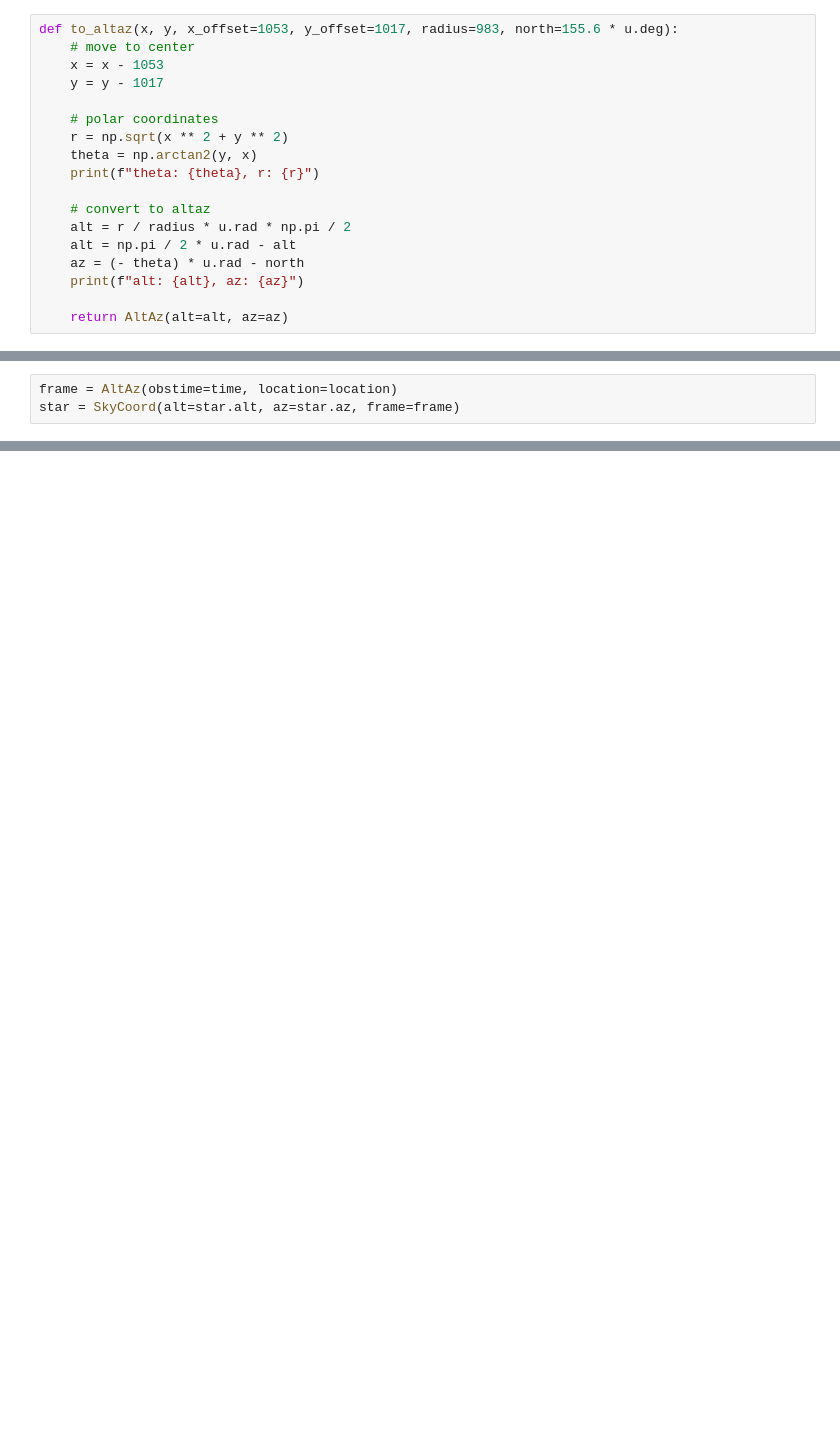
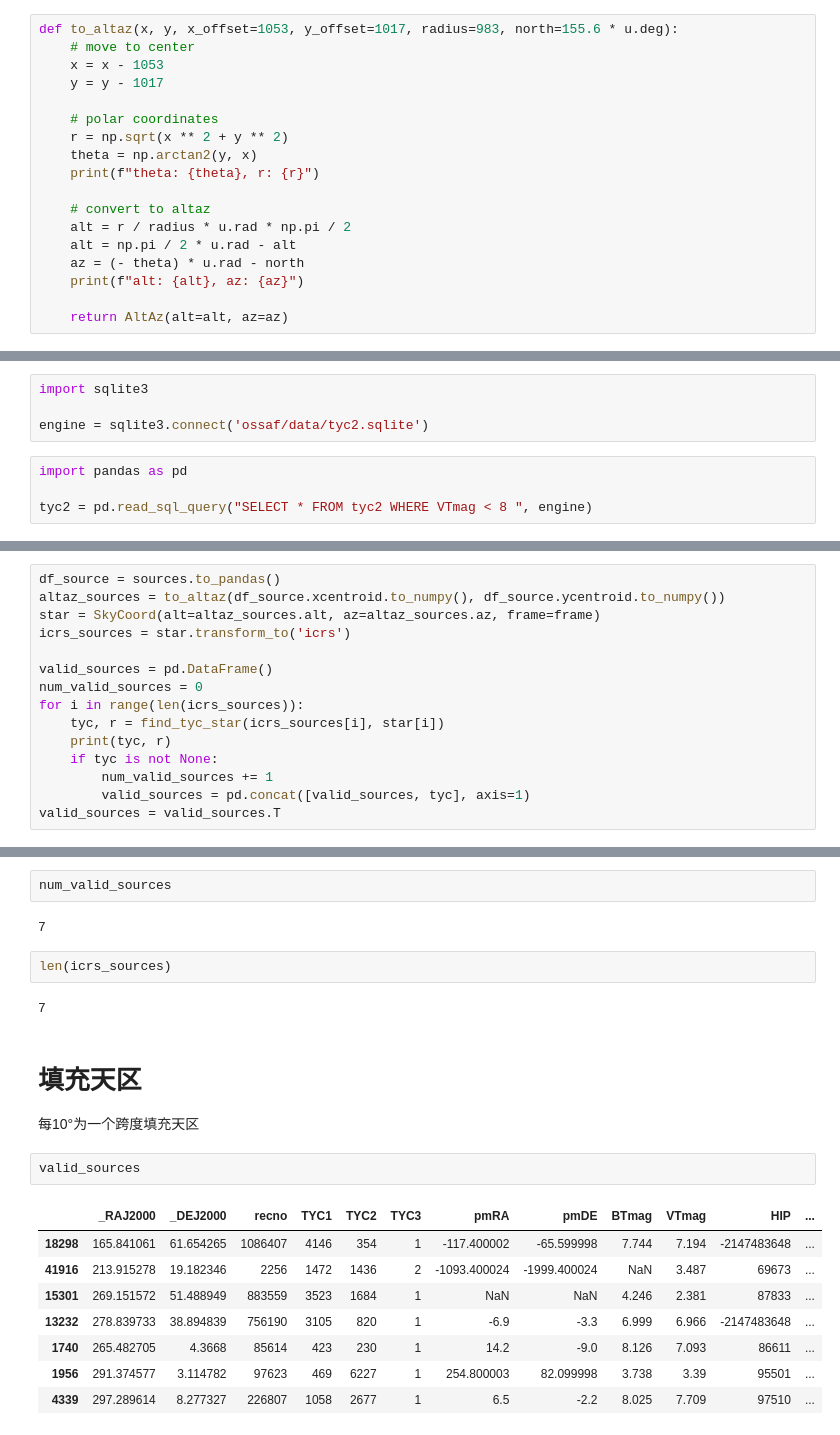
Before and after one commit to H-xie/astrosa, a Jupyter notebook: cloud_to_data.ipynb, the cells around one changed output, grey strips where cells are left out. Cells and saved outputs as stored; diff of their text form; blank space fills up the shorter version.

Commit message:
cloud to data step 2
用 photoutil 提出星点，与tycho表匹配。匹配中的星点，放置在相应的天区

TODO: 天区要用 healpix 方式表示

```diff
--- a/cloud_to_data.ipynb
+++ b/cloud_to_data.ipynb
@@ -187,3 +150,0 @@ time
-# %%
-frame = AltAz(obstime=time, location=location)
-star = SkyCoord(alt=star.alt, az=star.az, frame=frame)
@@ -208,0 +151,8 @@ star.to_string('dms')
+# %%
+import sqlite3
+
+engine = sqlite3.connect('ossaf/data/tyc2.sqlite')
+# %%
+import pandas as pd
+
+tyc2 = pd.read_sql_query("SELECT * FROM tyc2 WHERE VTmag < 8 ", engine)
@@ -208,0 +205,15 @@ star.to_string('dms')
+# %%
+df_source = sources.to_pandas()
+altaz_sources = to_altaz(df_source.xcentroid.to_numpy(), df_source.ycentroid.to_numpy())
+star = SkyCoord(alt=altaz_sources.alt, az=altaz_sources.az, frame=frame)
+icrs_sources = star.transform_to('icrs')
+
+valid_sources = pd.DataFrame()
+num_valid_sources = 0
+for i in range(len(icrs_sources)):
+    tyc, r = find_tyc_star(icrs_sources[i], star[i])
+    print(tyc, r)
+    if tyc is not None:
+        num_valid_sources += 1
+        valid_sources = pd.concat([valid_sources, tyc], axis=1)
+valid_sources = valid_sources.T
@@ -208,0 +238,23 @@ star.to_string('dms')
+# %%
+num_valid_sources
+# %% [output]
+7
+# %%
+len(icrs_sources)
+# %% [output]
+7
+# %% [markdown]
+# 填充天区
+
+每10°为一个跨度填充天区
+# %%
+valid_sources
+# %% [output]
+|  | _RAJ2000 | _DEJ2000 | recno | TYC1 | TYC2 | TYC3 | pmRA | pmDE | BTmag | VTmag | HIP | ... |
+| 18298 | 165.841061 | 61.654265 | 1086407 | 4146 | 354 | 1 | -117.400002 | -65.599998 | 7.744 | 7.194 | -2147483648 | ... |
+| 41916 | 213.915278 | 19.182346 | 2256 | 1472 | 1436 | 2 | -1093.400024 | -1999.400024 | NaN | 3.487 | 69673 | ... |
+| 15301 | 269.151572 | 51.488949 | 883559 | 3523 | 1684 | 1 | NaN | NaN | 4.246 | 2.381 | 87833 | ... |
+| 13232 | 278.839733 | 38.894839 | 756190 | 3105 | 820 | 1 | -6.9 | -3.3 | 6.999 | 6.966 | -2147483648 | ... |
+| 1740 | 265.482705 | 4.3668 | 85614 | 423 | 230 | 1 | 14.2 | -9.0 | 8.126 | 7.093 | 86611 | ... |
+| 1956 | 291.374577 | 3.114782 | 97623 | 469 | 6227 | 1 | 254.800003 | 82.099998 | 3.738 | 3.39 | 95501 | ... |
+| 4339 | 297.289614 | 8.277327 | 226807 | 1058 | 2677 | 1 | 6.5 | -2.2 | 8.025 | 7.709 | 97510 | ... |
```
Also changed, not shown: parts of 34 cells of this notebook.
